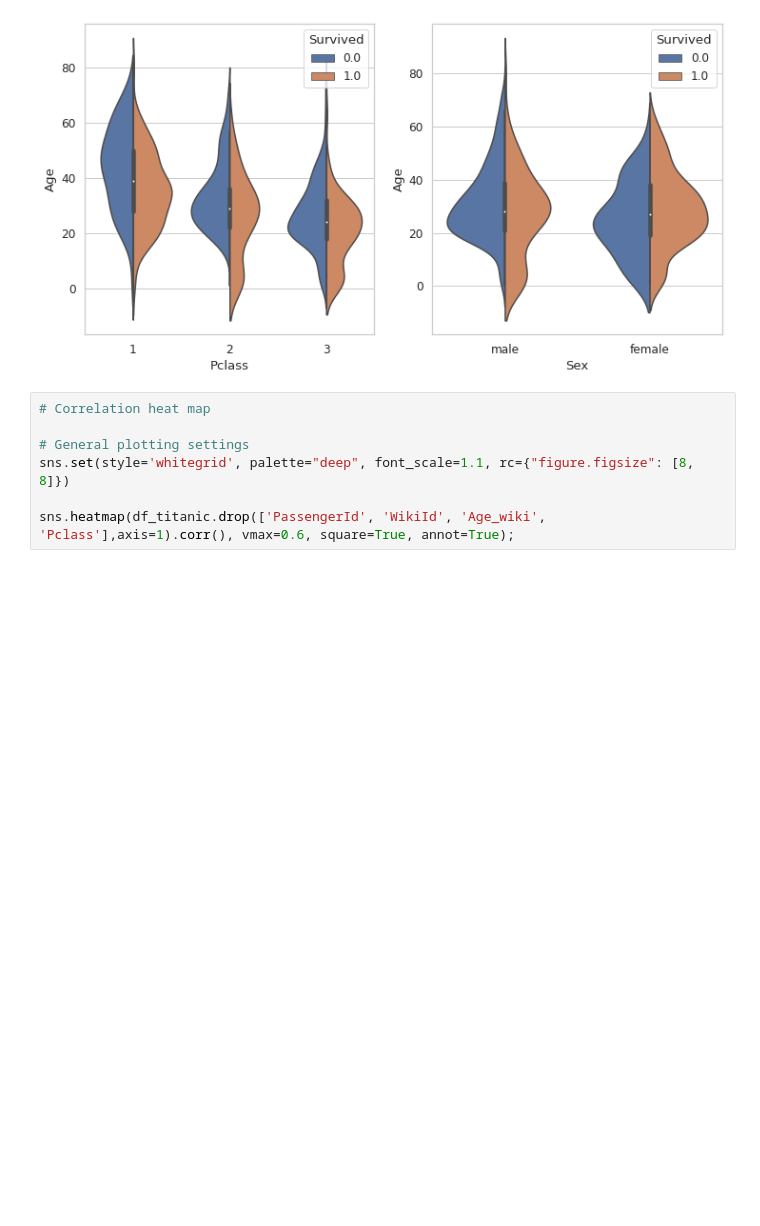
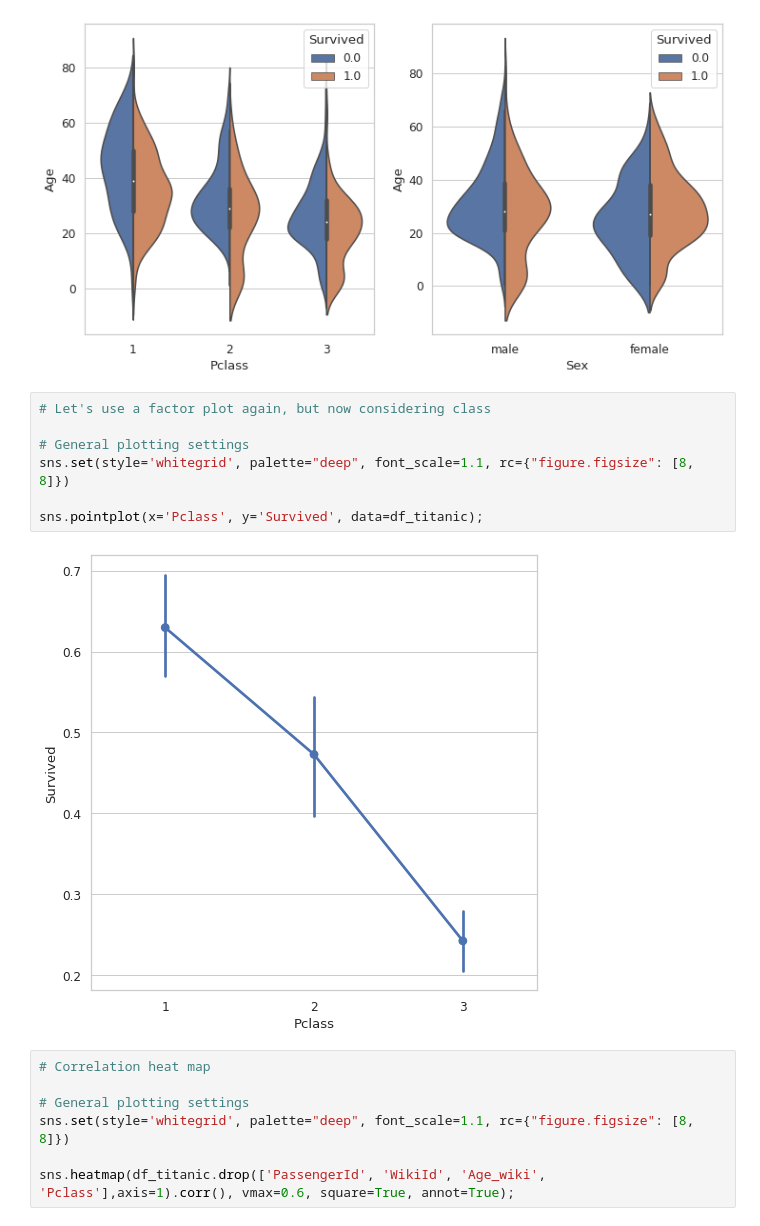
Before and after one commit to clizarraga-UAD7/Notebooks, a Jupyter notebook: ExploratoryDataAnalysisExample.ipynb, the cells around one changed output. Drawn from its saved outputs; the diff is of its cells as text; blank space fills up the shorter version.

```diff
--- a/ExploratoryDataAnalysisExample.ipynb
+++ b/ExploratoryDataAnalysisExample.ipynb
@@ -816,6 +816,15 @@ sns.violinplot(x="Pclass", y="Age", hue="Survived", data=df_titanic, split=True,
 sns.violinplot(x="Sex", y="Age", hue="Survived", data=df_titanic, split=True, ax=ax2);
 # %% [output]
 [figure]
+# %%
+# Let's use a factor plot again, but now considering class
+
+# General plotting settings
+sns.set(style='whitegrid', palette="deep", font_scale=1.1, rc={"figure.figsize": [8, 8]})
+
+sns.pointplot(x='Pclass', y='Survived', data=df_titanic);
+# %% [output]
+[figure, added]
 # %%
 # Correlation heat map
 
```
Also changed, not shown: parts of 5 cells of this notebook.
